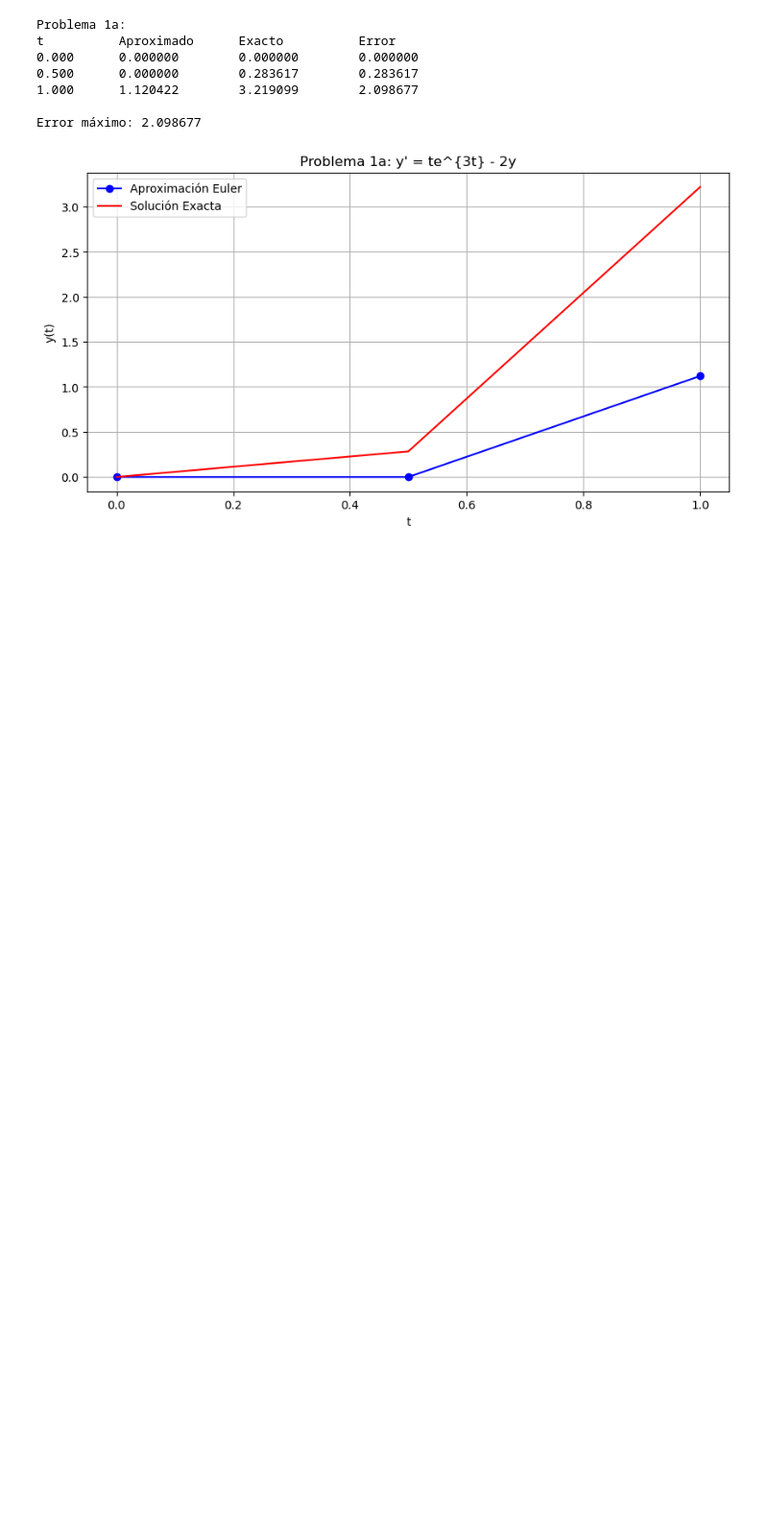
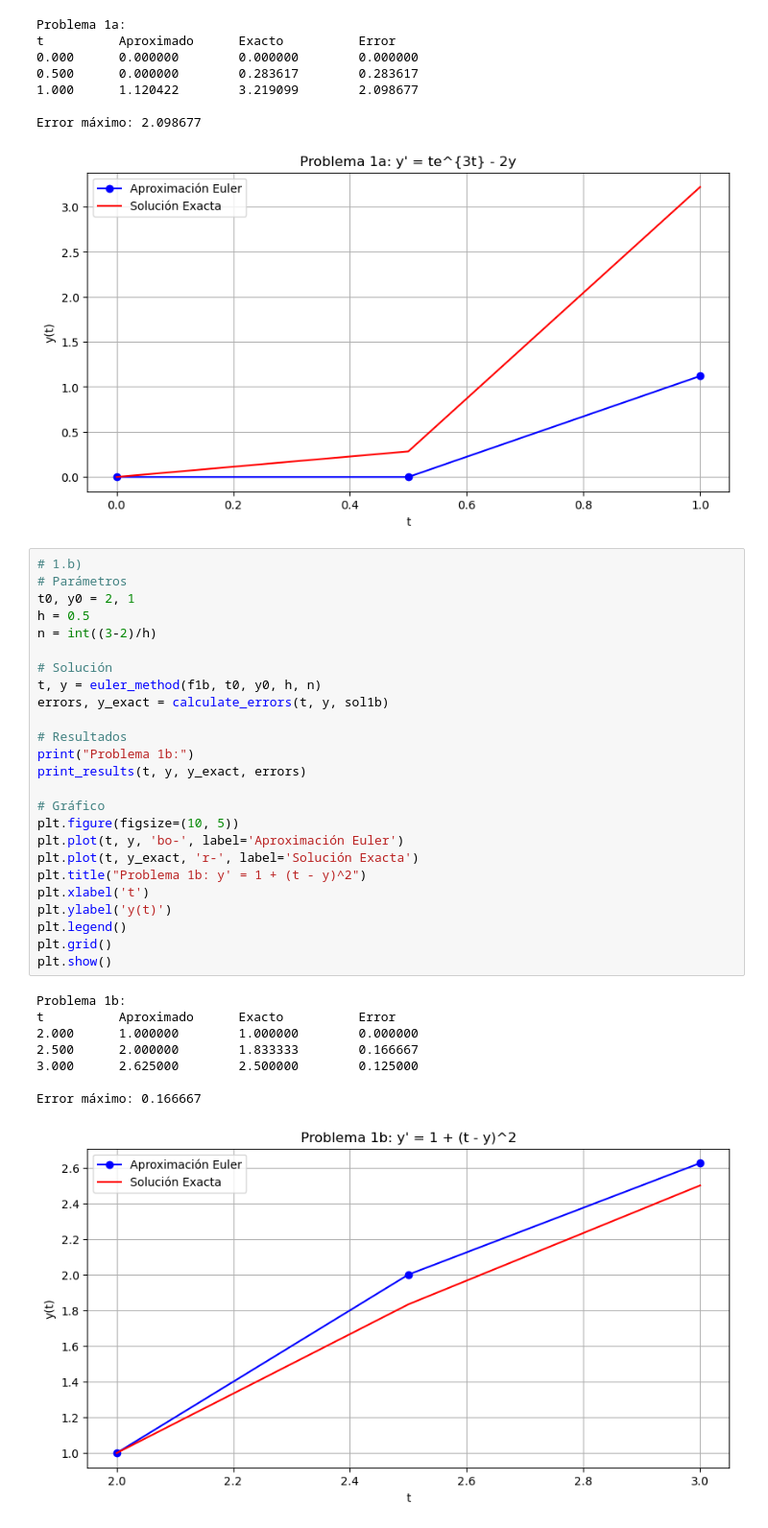
Before and after one commit to JASL22/-Tarea-12-Ejercicios-Unidad-05-A-ODE-Metodo-de-Euler, a Jupyter notebook: Deber 12.ipynb, the cells around one changed output. Shown at 96% size. Cells and saved outputs as stored; diff of their text form; blank space fills up the shorter version.

```diff
--- a/Deber 12.ipynb
+++ b/Deber 12.ipynb
@@ -155,3 +155,37 @@ t          Aproximado      Exacto          Error
 
 Error máximo: 2.098677
 [figure]
+# %%
+# 1.b)
+# Parámetros
+t0, y0 = 2, 1
+h = 0.5
+n = int((3-2)/h)
+
+# Solución
+t, y = euler_method(f1b, t0, y0, h, n)
+errors, y_exact = calculate_errors(t, y, sol1b)
+
+# Resultados
+print("Problema 1b:")
+print_results(t, y, y_exact, errors)
+
+# Gráfico
+plt.figure(figsize=(10, 5))
+plt.plot(t, y, 'bo-', label='Aproximación Euler')
+plt.plot(t, y_exact, 'r-', label='Solución Exacta')
+plt.title("Problema 1b: y' = 1 + (t - y)^2")
+plt.xlabel('t')
+plt.ylabel('y(t)')
+plt.legend()
+plt.grid()
+plt.show()
+# %% [output]
+Problema 1b:
+t          Aproximado      Exacto          Error
+2.000      1.000000        1.000000        0.000000
+2.500      2.000000        1.833333        0.166667
+3.000      2.625000        2.500000        0.125000
+
+Error máximo: 0.166667
+[figure, added]
```
Also changed, not shown: parts of 2 cells of this notebook.
